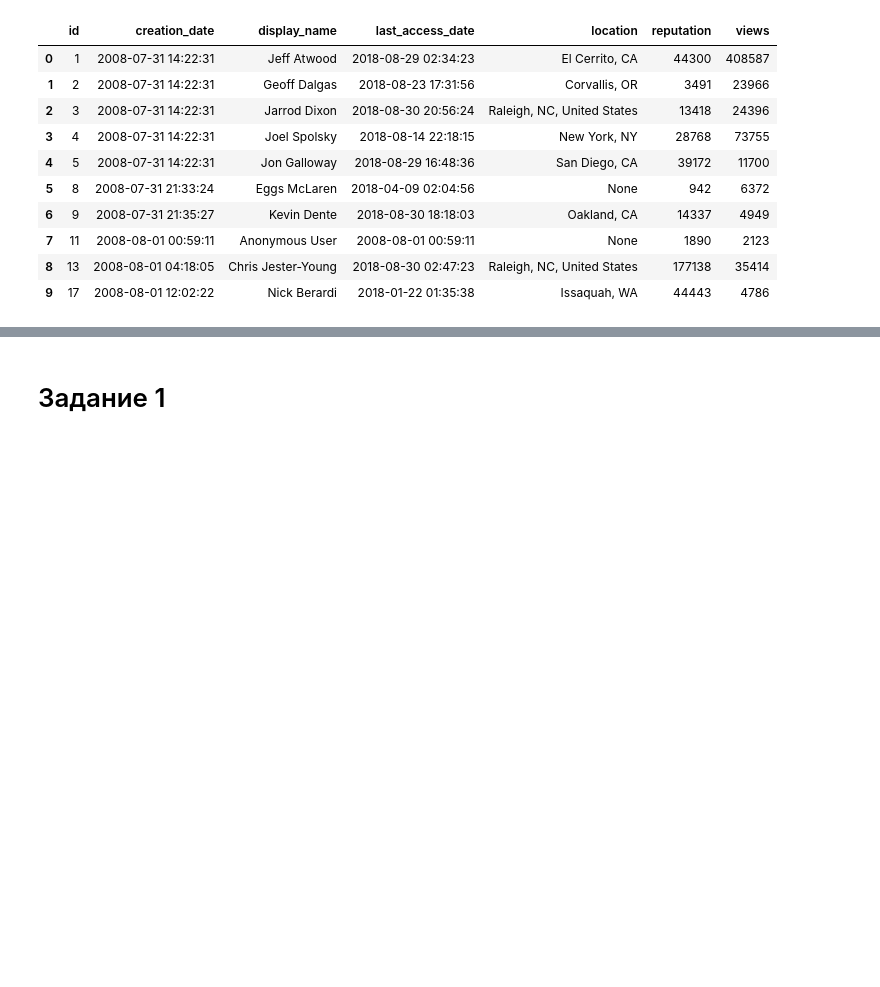
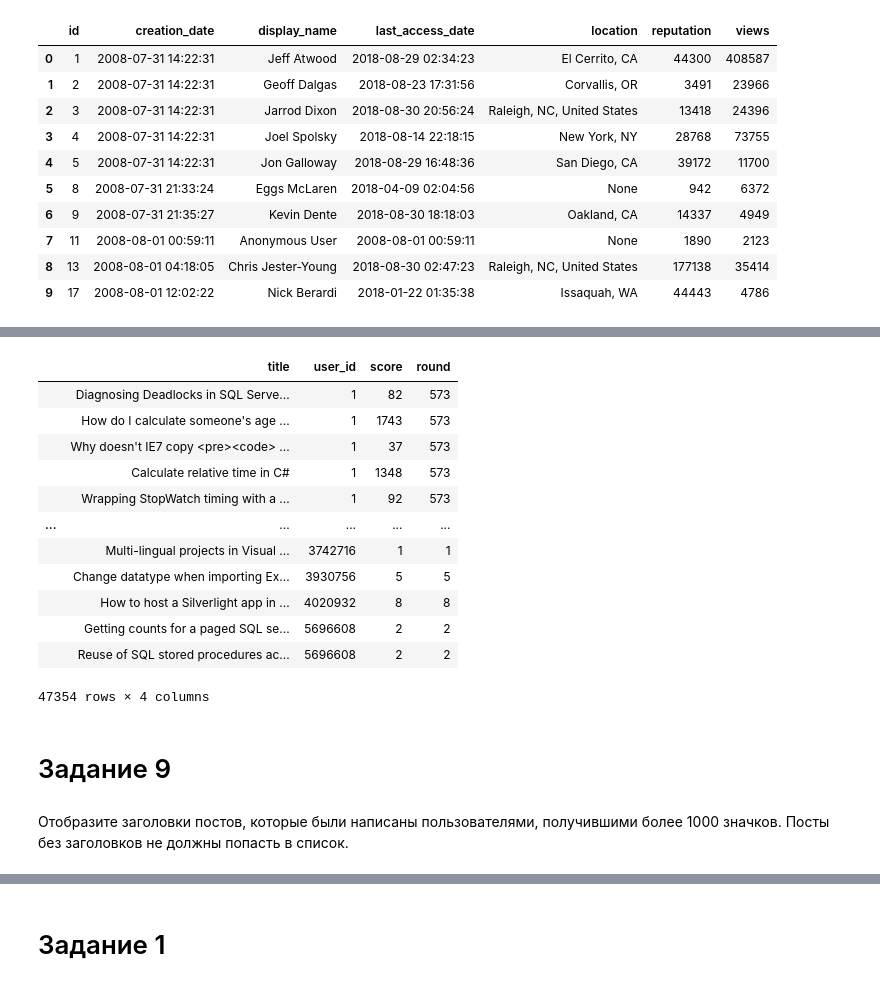
Before and after one commit to vadimprimakov/Yandex_practicum_DS_Plus, a Jupyter notebook: 14_advanced_sql/14_advanced_sql.ipynb, the cells around one changed output, grey strips where cells are left out. Saved outputs shown, nothing was run; the diff lists cells and outputs as text; code cells hidden in the pictures; blank space fills up the shorter version.

Commit message:
add part_1

```diff
--- a/14_advanced_sql/14_advanced_sql.ipynb
+++ b/14_advanced_sql/14_advanced_sql.ipynb
@@ -64,0 +271,33 @@ sample_df
+# %%
+# напишите запрос
+query = '''
+SELECT title, user_id, score,
+       ROUND(AVG(score) OVER (PARTITION BY user_id))::int
+FROM stackoverflow.posts
+WHERE title IS NOT NULL
+      AND score != 0;
+'''
+
+# выполните запрос
+part_1_question_8 = pd.read_sql_query(query, con=engine)
+blankIndex=[''] * len(part_1_question_8)
+part_1_question_8.index=blankIndex
+display(part_1_question_8)
+# %% [output]
+|  | title | user_id | score | round |
+|  | Diagnosing Deadlocks in SQL Serve... | 1 | 82 | 573 |
+|  | How do I calculate someone's age ... | 1 | 1743 | 573 |
+|  | Why doesn't IE7 copy <pre><code> ... | 1 | 37 | 573 |
+|  | Calculate relative time in C# | 1 | 1348 | 573 |
+|  | Wrapping StopWatch timing with a ... | 1 | 92 | 573 |
+| ... | ... | ... | ... | ... |
+|  | Multi-lingual projects in Visual ... | 3742716 | 1 | 1 |
+|  | Change datatype when importing Ex... | 3930756 | 5 | 5 |
+|  | How to host a Silverlight app in ... | 4020932 | 8 | 8 |
+|  | Getting counts for a paged SQL se... | 5696608 | 2 | 2 |
+|  | Reuse of SQL stored procedures ac... | 5696608 | 2 | 2 |
+47354 rows × 4 columns
+# %% [markdown]
+# Задание 9
+# %% [markdown]
+Отобразите заголовки постов, которые были написаны пользователями, получившими более 1000 значков. Посты без заголовков не должны попасть в список.
```
Also changed, not shown: parts of 53 cells of this notebook.
